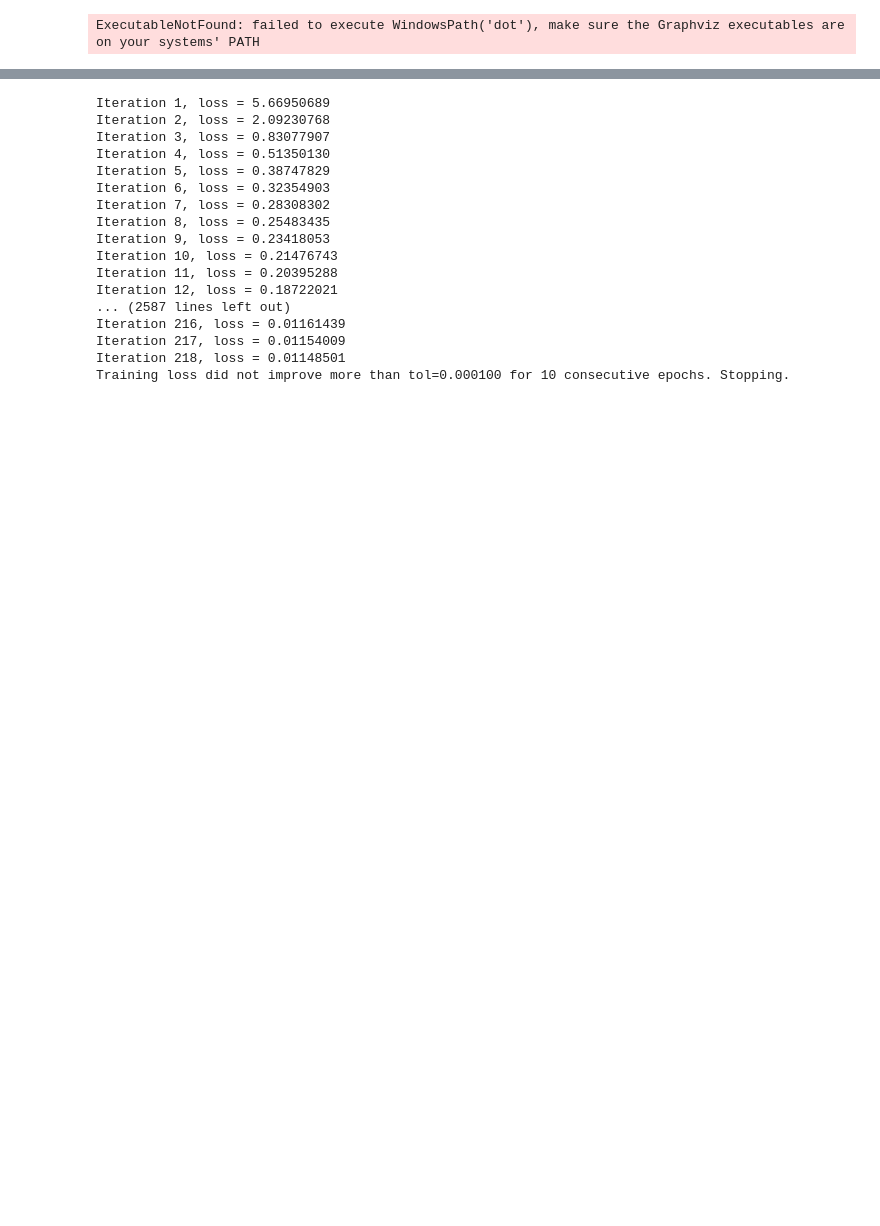
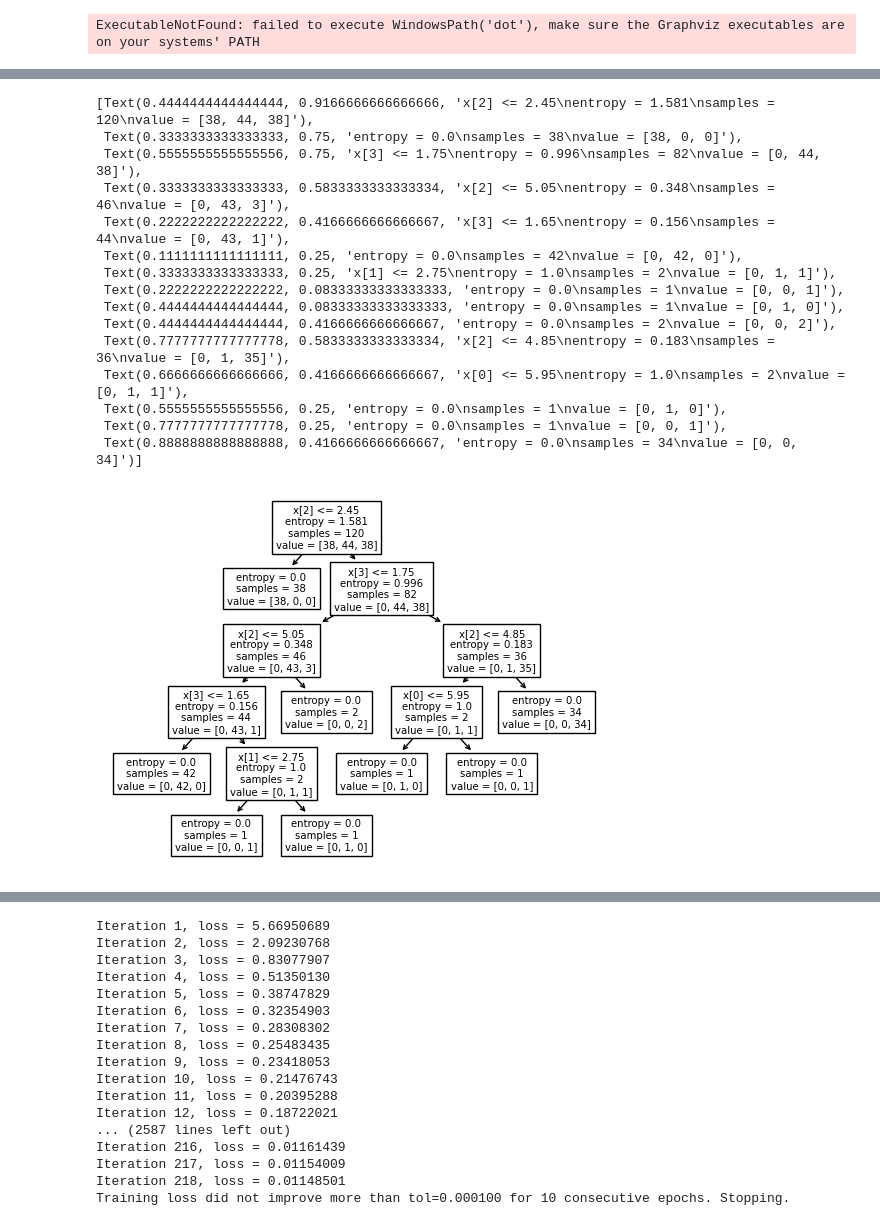
Before and after one commit to Tarxxan/COMP472_A2, a Jupyter notebook: a3.ipynb, the cells around one changed output, grey strips where cells are left out. Saved outputs shown, nothing was run; the diff lists cells and outputs as text; code cells hidden in the pictures; blank space fills up the shorter version.

```diff
--- a/a3.ipynb
+++ b/a3.ipynb
@@ -51,0 +142,22 @@ xTraining, xTesting, yTraining, yTesting = train_test_split(X, y, test_size=0.2,
+# %%
+dtc2 = tree.DecisionTreeClassifier(criterion="entropy")
+dtc2.fit(xTraining, yTraining)
+tree.plot_tree(dtc2)
+yPrediction = dtc2.predict(xTesting)
+# %% [output]
+[Text(0.4444444444444444, 0.9166666666666666, 'x[2] <= 2.45\nentropy = 1.581\nsamples = 120\nvalue = [38, 44, 38]'),
+ Text(0.3333333333333333, 0.75, 'entropy = 0.0\nsamples = 38\nvalue = [38, 0, 0]'),
+ Text(0.5555555555555556, 0.75, 'x[3] <= 1.75\nentropy = 0.996\nsamples = 82\nvalue = [0, 44, 38]'),
+ Text(0.3333333333333333, 0.5833333333333334, 'x[2] <= 5.05\nentropy = 0.348\nsamples = 46\nvalue = [0, 43, 3]'),
+ Text(0.2222222222222222, 0.4166666666666667, 'x[3] <= 1.65\nentropy = 0.156\nsamples = 44\nvalue = [0, 43, 1]'),
+ Text(0.1111111111111111, 0.25, 'entropy = 0.0\nsamples = 42\nvalue = [0, 42, 0]'),
+ Text(0.3333333333333333, 0.25, 'x[1] <= 2.75\nentropy = 1.0\nsamples = 2\nvalue = [0, 1, 1]'),
+ Text(0.2222222222222222, 0.08333333333333333, 'entropy = 0.0\nsamples = 1\nvalue = [0, 0, 1]'),
+ Text(0.4444444444444444, 0.08333333333333333, 'entropy = 0.0\nsamples = 1\nvalue = [0, 1, 0]'),
+ Text(0.4444444444444444, 0.4166666666666667, 'entropy = 0.0\nsamples = 2\nvalue = [0, 0, 2]'),
+ Text(0.7777777777777778, 0.5833333333333334, 'x[2] <= 4.85\nentropy = 0.183\nsamples = 36\nvalue = [0, 1, 35]'),
+ Text(0.6666666666666666, 0.4166666666666667, 'x[0] <= 5.95\nentropy = 1.0\nsamples = 2\nvalue = [0, 1, 1]'),
+ Text(0.5555555555555556, 0.25, 'entropy = 0.0\nsamples = 1\nvalue = [0, 1, 0]'),
+ Text(0.7777777777777778, 0.25, 'entropy = 0.0\nsamples = 1\nvalue = [0, 0, 1]'),
+ Text(0.8888888888888888, 0.4166666666666667, 'entropy = 0.0\nsamples = 34\nvalue = [0, 0, 34]')]
+[figure, added]
```
Also changed, not shown: parts of 50 cells of this notebook.
